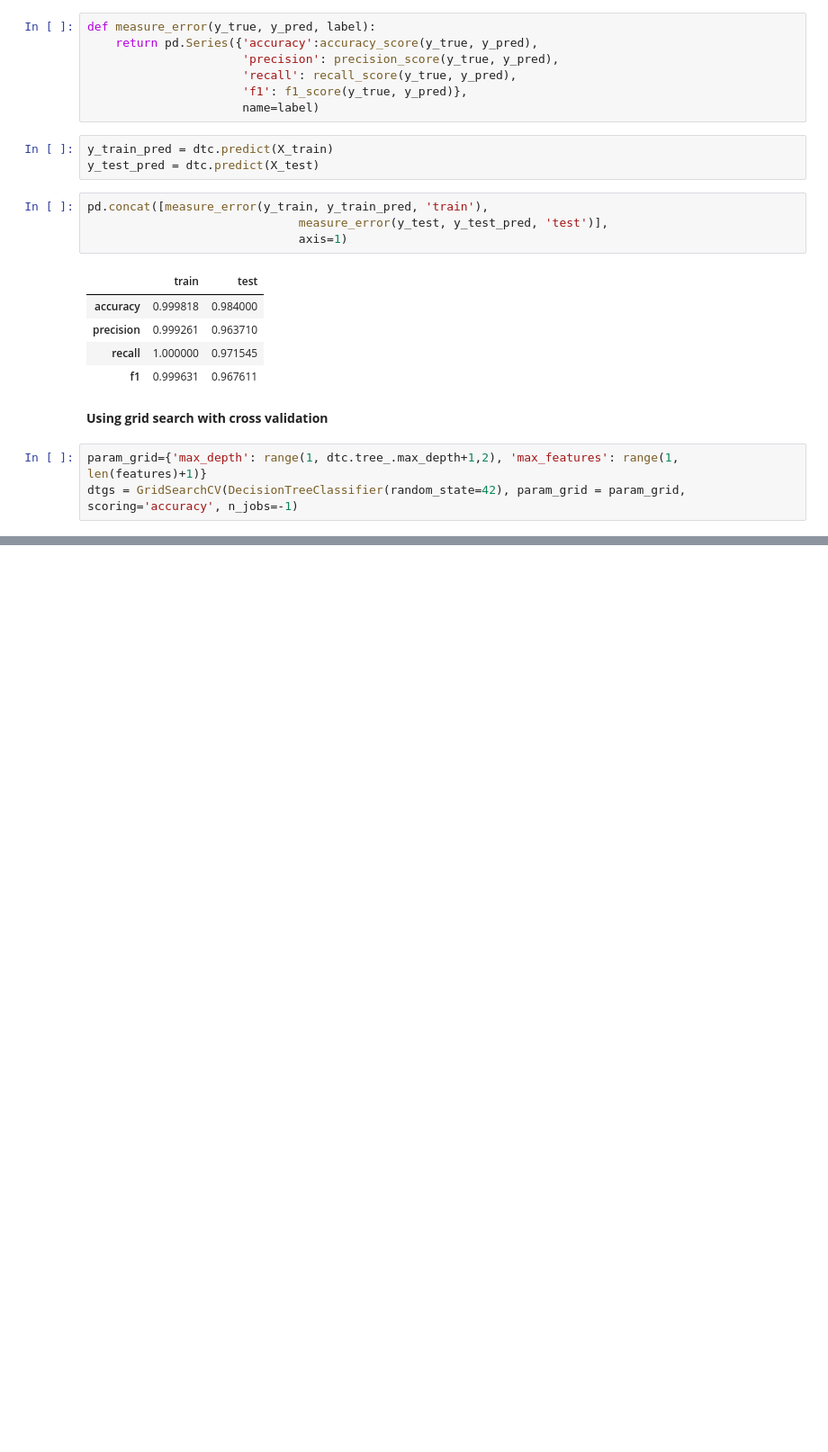
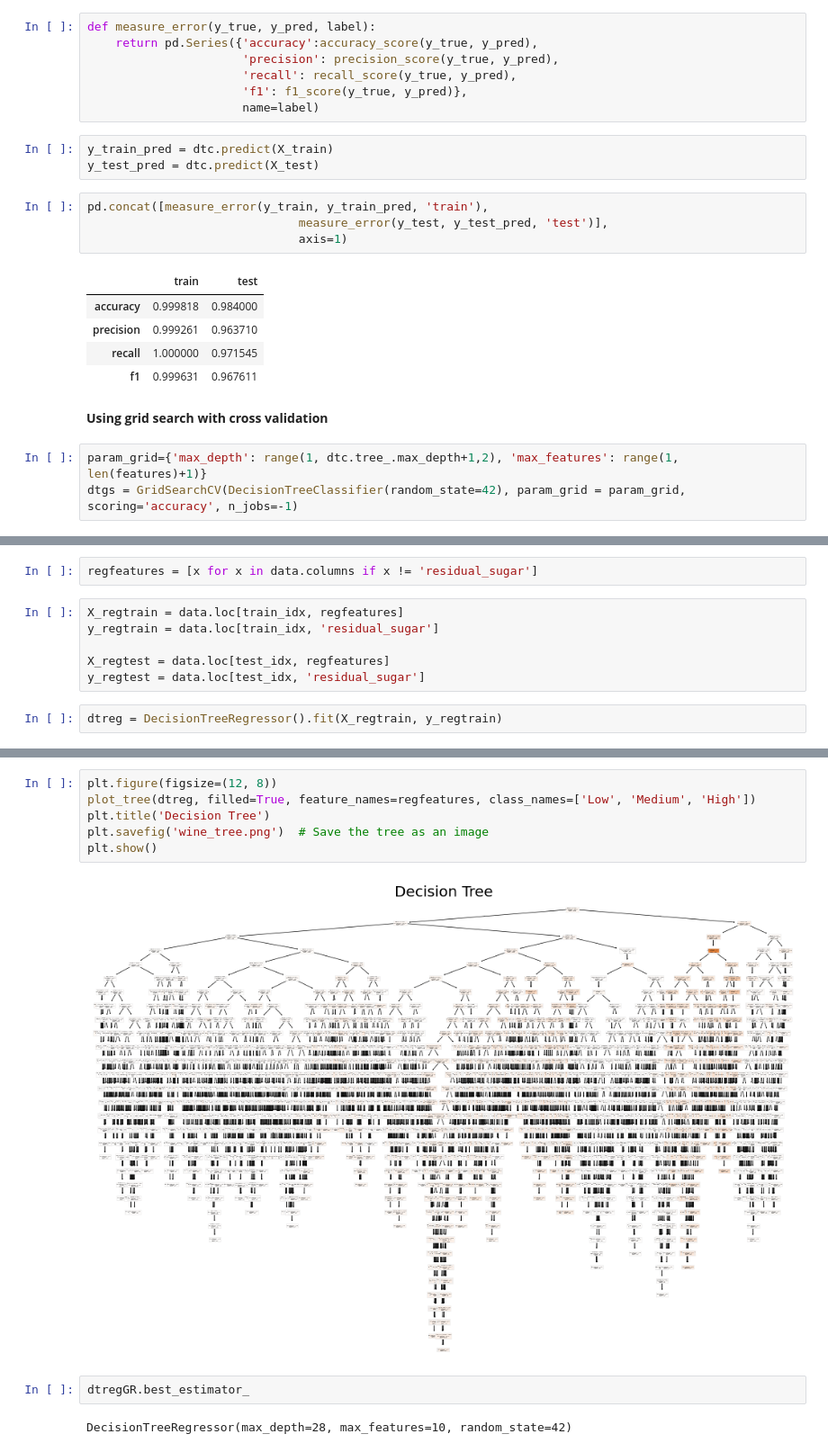
Before and after one commit to MassGH2023/Supervised-Machine-Learning-Classification, a Jupyter notebook: Decision_tree_wine_quality_data_set.ipynb, the cells around one changed output, grey strips where cells are left out. Shown at 90% size. Cells and saved outputs as stored; diff of their text form; blank space fills up the shorter version.

```diff
--- a/Decision_tree_wine_quality_data_set.ipynb
+++ b/Decision_tree_wine_quality_data_set.ipynb
@@ -112,0 +133,10 @@ dtgs = GridSearchCV(DecisionTreeClassifier(random_state=42), param_grid = param_
+# %%
+regfeatures = [x for x in data.columns if x != 'residual_sugar']
+# %%
+X_regtrain = data.loc[train_idx, regfeatures]
+y_regtrain = data.loc[train_idx, 'residual_sugar']
+
+X_regtest = data.loc[test_idx, regfeatures]
+y_regtest = data.loc[test_idx, 'residual_sugar']
+# %%
+dtreg = DecisionTreeRegressor().fit(X_regtrain, y_regtrain)
@@ -112,0 +188,12 @@ dtgs = GridSearchCV(DecisionTreeClassifier(random_state=42), param_grid = param_
+# %%
+plt.figure(figsize=(12, 8))
+plot_tree(dtreg, filled=True, feature_names=regfeatures, class_names=['Low', 'Medium', 'High'])
+plt.title('Decision Tree')
+plt.savefig('wine_tree.png')  # Save the tree as an image
+plt.show()
+# %% [output]
+[figure, added]
+# %%
+dtregGR.best_estimator_
+# %% [output]
+DecisionTreeRegressor(max_depth=28, max_features=10, random_state=42)
```
Also changed, not shown: parts of 15 cells of this notebook.
